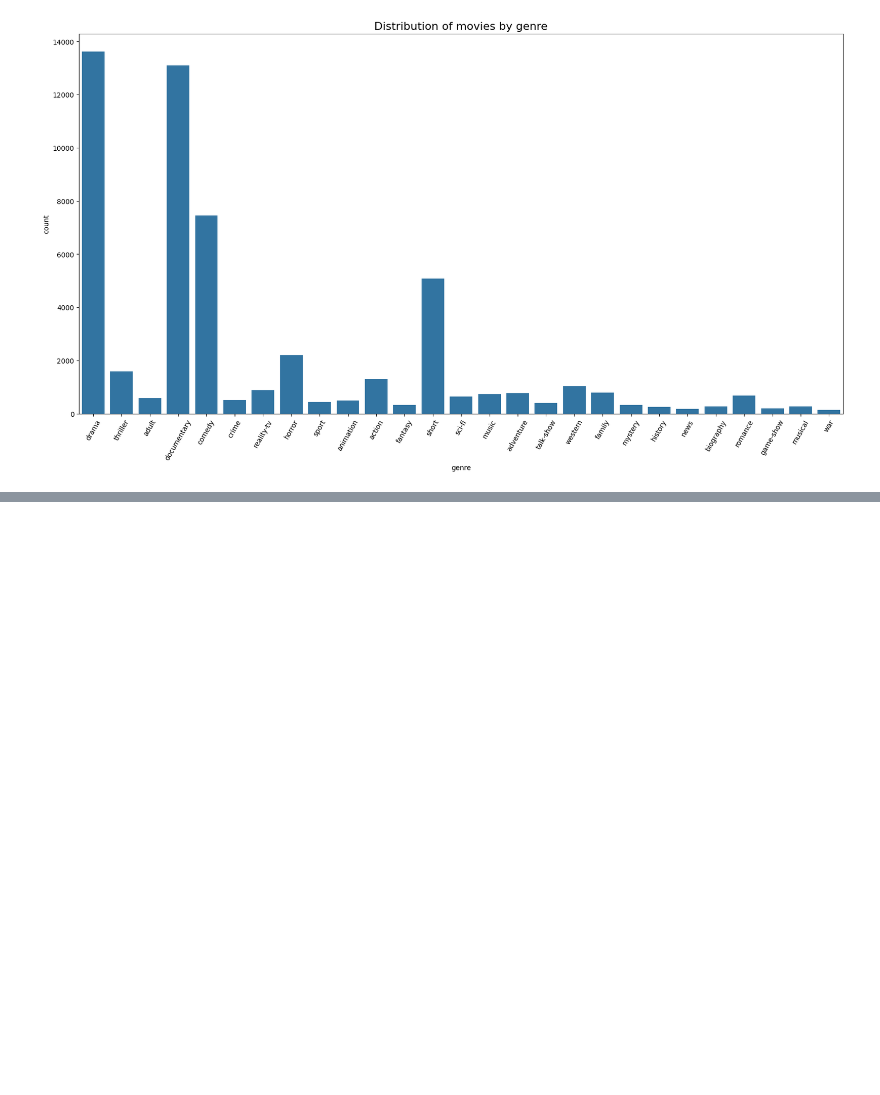
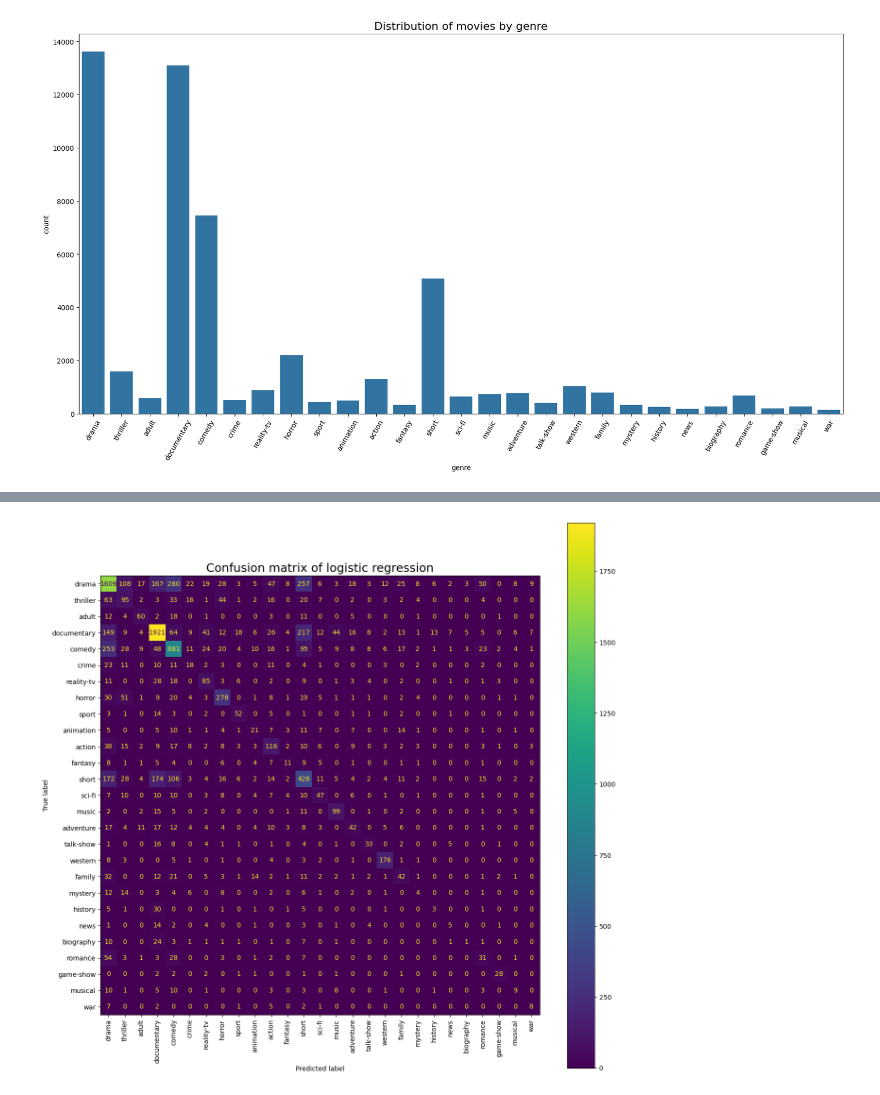
Before and after one commit to vlad9424/recurrent_networks, a Jupyter notebook: rec_net.ipynb, the cells around one changed output, grey strips where cells are left out. Cells and saved outputs as stored; diff of their text form; code cells hidden in the pictures; blank space fills up the shorter version.

```diff
--- a/rec_net.ipynb
+++ b/rec_net.ipynb
@@ -103,0 +164,11 @@ plt.title('Distribution of movies by genre', fontsize=16);
+# %%
+# Создаст вектор ДЛЯ КАЖДОГО УНИКАЛЬНОГО СЛОВА во всех текстах
+# Возьмет только 50,000 САМЫХ ЧАСТЫХ слов
+vectorizer = TfidfVectorizer(max_features=50000)
+
+
+#  объединяет два столбца вертикально
+vectorizer.fit(pd.concat([clean_train.clean_text, clean_test.clean_text], axis=0))
+train = vectorizer.transform(clean_train.clean_text)
+test = vectorizer.transform(clean_test.clean_text)
+print('Размер выборок тренировочной и тестовой: ', train.shape, test.shape, sep='\n')
@@ -103,0 +179,19 @@ plt.title('Distribution of movies by genre', fontsize=16);
+# %%
+# Целевую переменную закодируем порядковым номером для классификации с помощью логистической регрессии.
+# Разделим тренировочный набор на обучающую и валидационную выборки.
+
+# создаем список жанров .unique() возвращает массив уникальных значений из столбца
+genres = list(clean_train['genre'].unique())
+# создаем словарь, где каждому жанру присваиваем порядкой номер
+coding_genres = {value: num for num, value in enumerate(genres)}
+display(coding_genres)
+
+
+# жанр фильма меняем на числовое значение
+y = clean_train['genre'].apply(lambda x: coding_genres[x])
+
+
+
+# создадим обучающий и валидационный наборы с учетом стратификации для корректного распределения жанров по выборкам
+X_train, X_valid, y_train, y_valid = train_test_split(train, y, test_size=0.2,
+                                                      random_state=42, stratify=y)
@@ -103,0 +216,6 @@ plt.title('Distribution of movies by genre', fontsize=16);
+# %%
+# создаем модель логистической регрессии
+clf = LogisticRegression(C=20, class_weight='balanced', multi_class='multinomial',
+                         max_iter=1000, random_state=42)
+# обучаем
+clf.fit(X_train, y_train)
@@ -103,0 +253,9 @@ plt.title('Distribution of movies by genre', fontsize=16);
+# %%
+# визуализируем матрицу ошибок
+fig, ax = plt.subplots(figsize=(15,15))
+ConfusionMatrixDisplay.from_estimator(clf, X_valid, y_valid, ax=ax);
+ax.set_xticklabels(list(coding_genres.keys()), rotation=90)
+ax.set_yticklabels(list(coding_genres.keys()))
+ax.set_title('Confusion matrix of logistic regression', fontsize=18);
+# %% [output]
+[figure, added]
```
Also changed, not shown: parts of 13 cells of this notebook.
